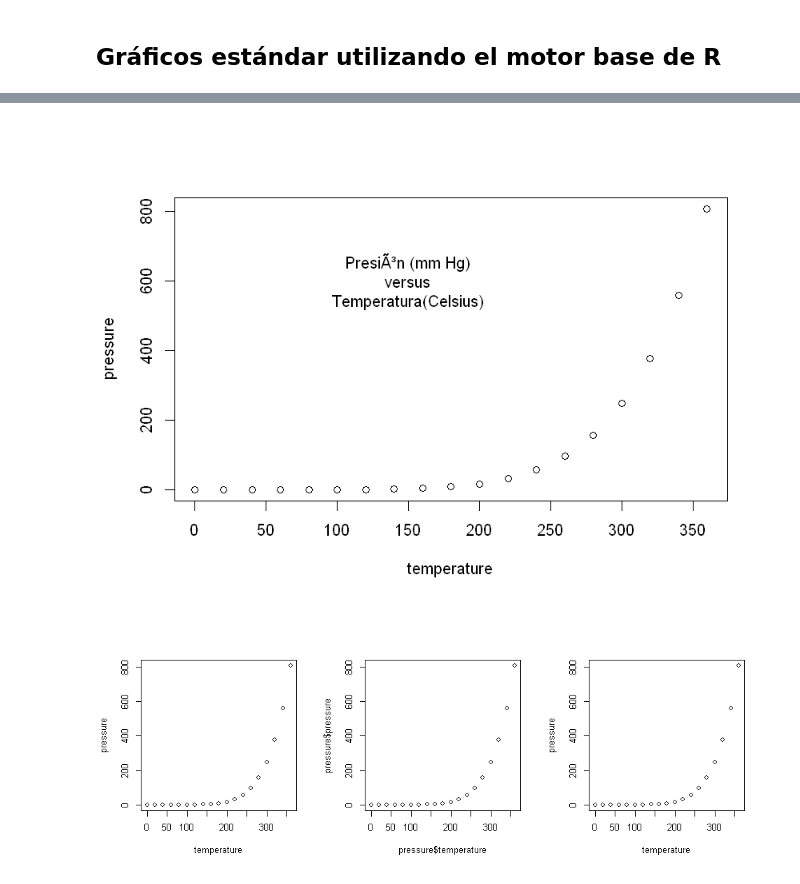
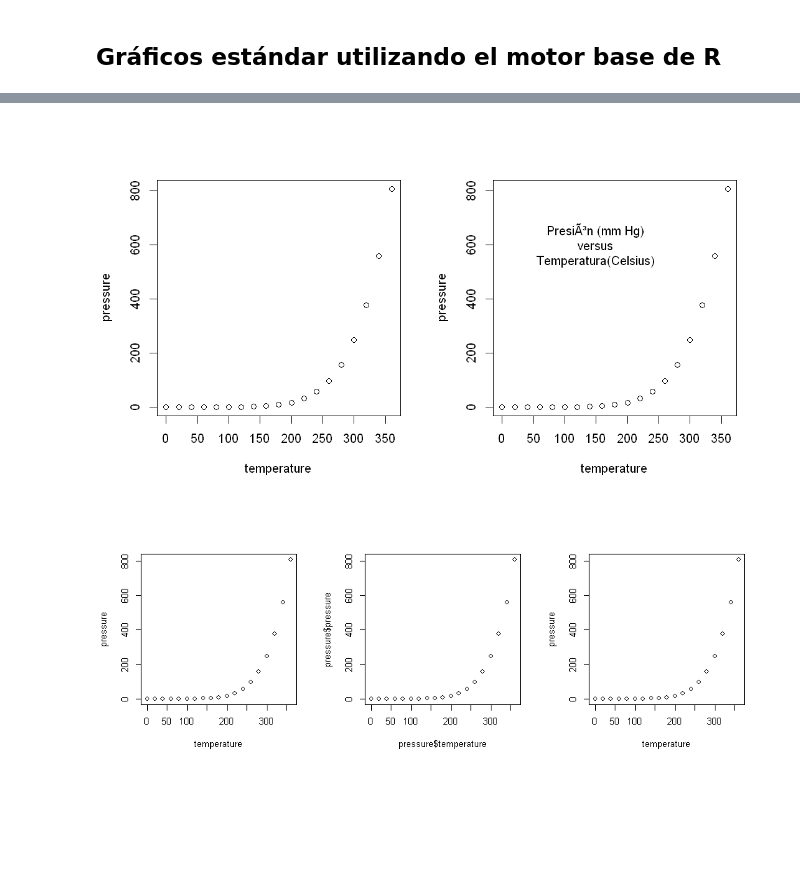
Before and after one commit to JEstebanMejiaV/Mineria.de.Datos.Aplicada, a Jupyter notebook: Vizualización/Introducción a la vizuaización en R.ipynb, the cells around one changed output, grey strips where cells are left out. Saved outputs shown, nothing was run; the diff lists cells and outputs as text; code cells hidden in the pictures; blank space fills up the shorter version.

```diff
--- a/Vizualización/Introducción a la vizuaización en R.ipynb
+++ b/Vizualización/Introducción a la vizuaización en R.ipynb
@@ -16,8 +19,11 @@ plot(pressure)
 # %%
+par(mfrow=c(1, 2))
+plot(pressure)
+
 plot(pressure)
 text(150, 600, "Presión (mm Hg)\nversus\nTemperatura(Celsius)")
 # %% [output]
-[figure, old version]
+[figure, new version]
 # %%
 options(repr.plot.width=8, repr.plot.height=3, encoding='UTF-8')
 par(mfrow=c(1,3))
```
Also changed, not shown: parts of 20 cells of this notebook, 8 other files.
